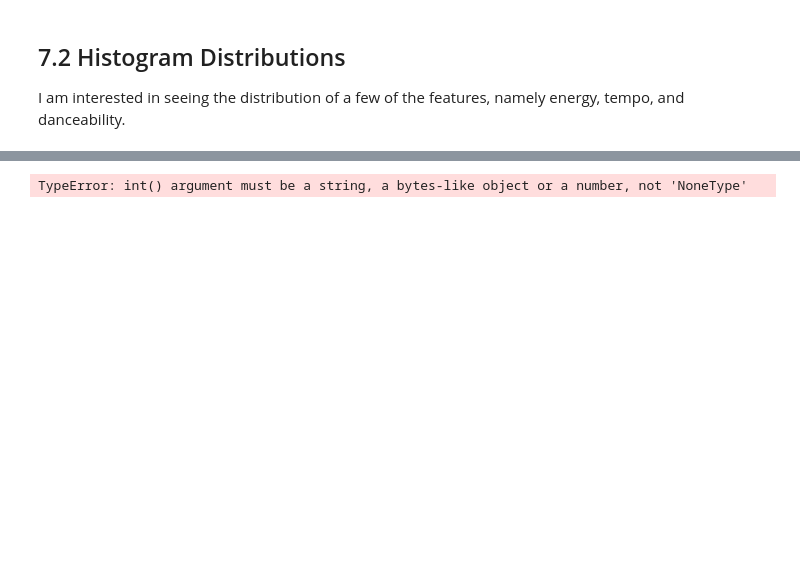
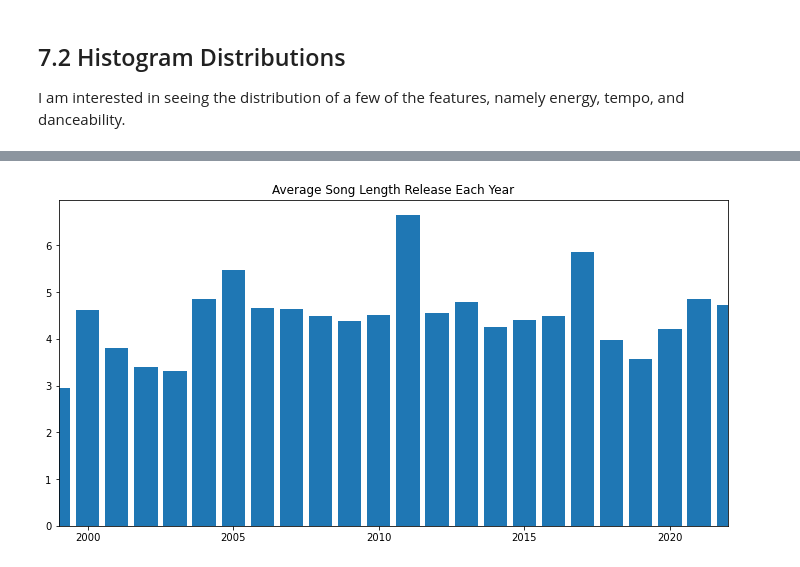
Before and after one commit to sschwartzdata/onramp_project, a Jupyter notebook: Submissions/proof_of_concept.ipynb, the cells around one changed output, grey strips where cells are left out. Cells and saved outputs as stored; diff of their text form; code cells hidden in the pictures; blank space fills up the shorter version.

```diff
--- a/Submissions/proof_of_concept.ipynb
+++ b/Submissions/proof_of_concept.ipynb
@@ -1197,11 +1489,20 @@ I dont' see any strong linear correlations, but energy and loudness have a very
 ## 7.2 Histogram Distributions
 I am interested in seeing the distribution of a few of the features, namely energy, tempo, and danceability.
 # %%
+avg_query = ("""
+    SELECT al.release_date
+    , avg(t.duration_ms)/60000 AS avg_duration_min
+    , avg(tf.danceability) AS avg_dance
+    , avg(tf.energy) AS avg_energy
+    , avg(tf.liveness) AS avg_live
+    , avg(tf.tempo) AS avg_tempo
+    FROM album AS al
+    JOIN track AS t
+        ON al.album_id = t.album_id
+    JOIN track_feature AS tf
+        ON t.track_id = tf.track_id
+    GROUP BY al.release_date
+    """)
 
-dance = df_track_feature_nodup['danceability']
-energy = df_track_feature_nodup['energy']
-tempo = df_track_feature_nodup['tempo']
-
-_, bins, _ = plt.hist(dance, bins=25, range=[0, 1])
-_ = plt.hist(energy, bins=bins, alpha=0.5)
-_ = plt.hist(tempo, bins=bins, alpha=0.5)
+album_avg = pd.read_sql(avg_query, conn)
+album_avg.info()
@@ -1208,10 +1523,2 @@ _ = plt.hist(tempo, bins=bins, alpha=0.5)
 # %%
-grid_kws = {"height_ratios": (.9, .05), "hspace": .3}
-
-f, (ax, cbar_ax) = plt.subplots(2, gridspec_kw=grid_kws)
-
-ax = sns.heatmap(flights, ax=ax,
-
-                 cbar_ax=cbar_ax,
-
-                 cbar_kws={"orientation": "horizontal"})
+album_avg['year'] = pd.DatetimeIndex(album_avg['release_date']).year
@@ -1247,35 +1525,9 @@ plt.hist(album_months, bins=12, range=[1, 12])
-# %%
-database = r"db_files\spotify.db"
-
-
-
-
-"""df_months = pd.DataFrame(sql_query, columns = ['Month'])
-df_months.describe()
-"""
-
-conn = sqlite3.connect(database)
-c = conn.cursor()
-
-c.execute('''
-          SELECT
-          strftime('%m', release_date) AS month
-          FROM album
-          ''')
-
-df = pd.DataFrame(c.fetchall(), columns = ['month'])
-
-df.describe()
-
-type(df['month'][0])
-
-df = df.astype({'month': 'int32'}).dtypes
-
-#plt.hist(df['month'].astype('int32').dtypes, bins=12, range=[1, 12])
-# %% [output]
-TypeError: int() argument must be a string, a bytes-like object or a number, not 'NoneType'
 # %%
-table_insert = [(df_artist, 'artist'), (df_album_nodup, 'album'), (df_track, 'track'),(df_track_feature_nodup
-x = df_track_feature_nodup['energy']
-y = df_track_feature_nodup['danceability']
-sns.jointplot(x = 'Energy of a Song', data = ad_data, y = 'Danceability of a Song', color = 'blue', kind = 'kde', fill = True)
+fig, ax = plt.subplots(figsize=(12, 6))
+plt.bar(album_avg['year'], album_avg['avg_duration_min'])
+
+plt.title('Average Song Length Release Each Year')
+plt.xlim([1999, 2022])
+plt.show()
+# %% [output]
+[figure, added]
```
Also changed, not shown: parts of 59 cells of this notebook, 12 other files.
